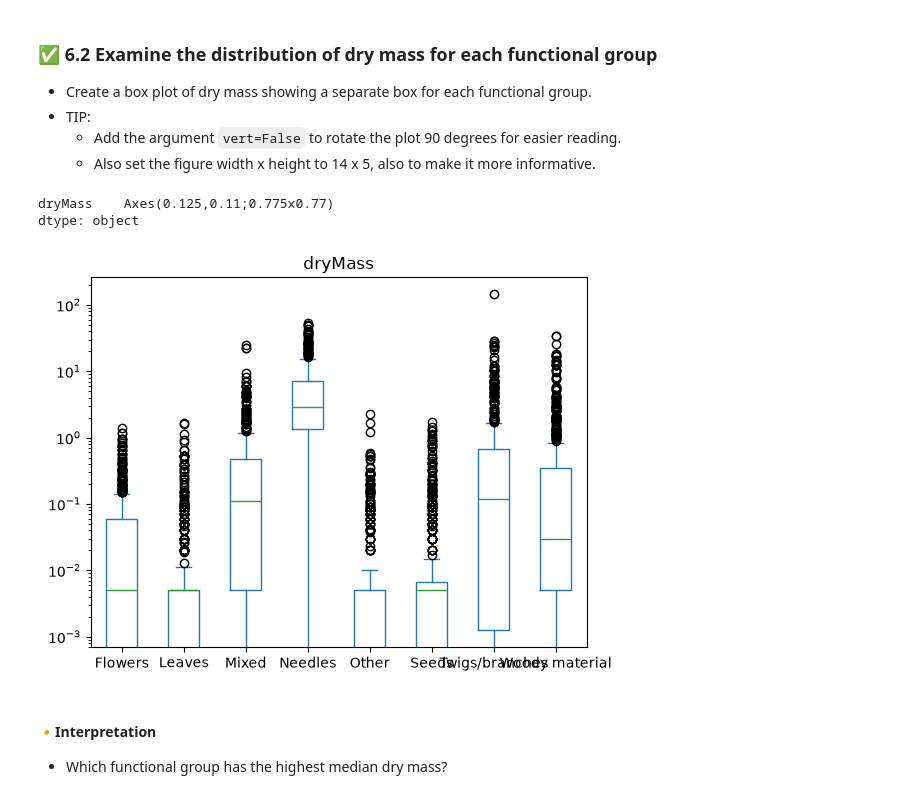
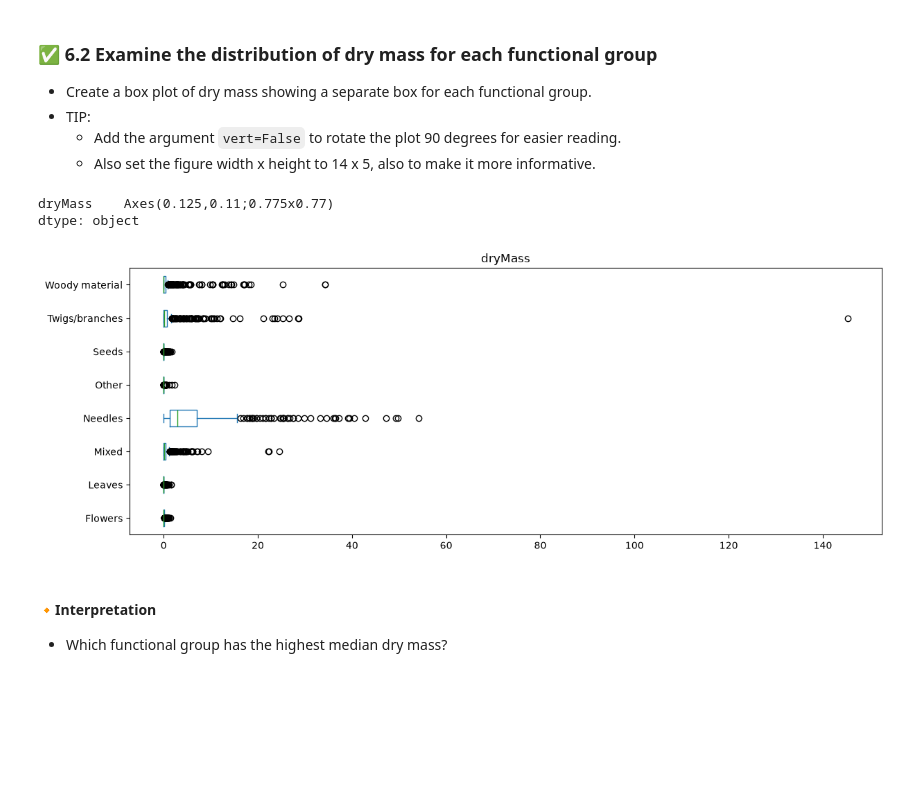
Before and after one commit to lamthieu1101/ENV700, a Jupyter notebook: Assignments/qt29_A3-Data-Exploration.ipynb, the cells around one changed output. Saved outputs shown, nothing was run; the diff lists cells and outputs as text; code cells hidden in the pictures; blank space fills up the shorter version.

```diff
--- a/Assignments/qt29_A3-Data-Exploration.ipynb
+++ b/Assignments/qt29_A3-Data-Exploration.ipynb
@@ -351,11 +351,11 @@ Litter['functionalGroup'].value_counts().sort_values().plot(kind='barh')
     - Add the argument `vert=False` to rotate the plot 90 degrees for easier reading.
     - Also set the figure width x height to 14 x 5, also to make it more informative.
 # %%
-Litter[['functionalGroup','dryMass']].plot(kind='box',by='functionalGroup',logy=True)
+Litter[['functionalGroup','dryMass']].plot(kind='box',by='functionalGroup',vert=False, figsize=(14,5))
 # %% [output]
 dryMass    Axes(0.125,0.11;0.775x0.77)
 dtype: object
-[figure, old version]
+[figure, new version]
 # %% [markdown]
 #### 🔸Interpretation
 * Which functional group has the highest median dry mass?
```
Also changed, not shown: parts of 8 cells of this notebook.
